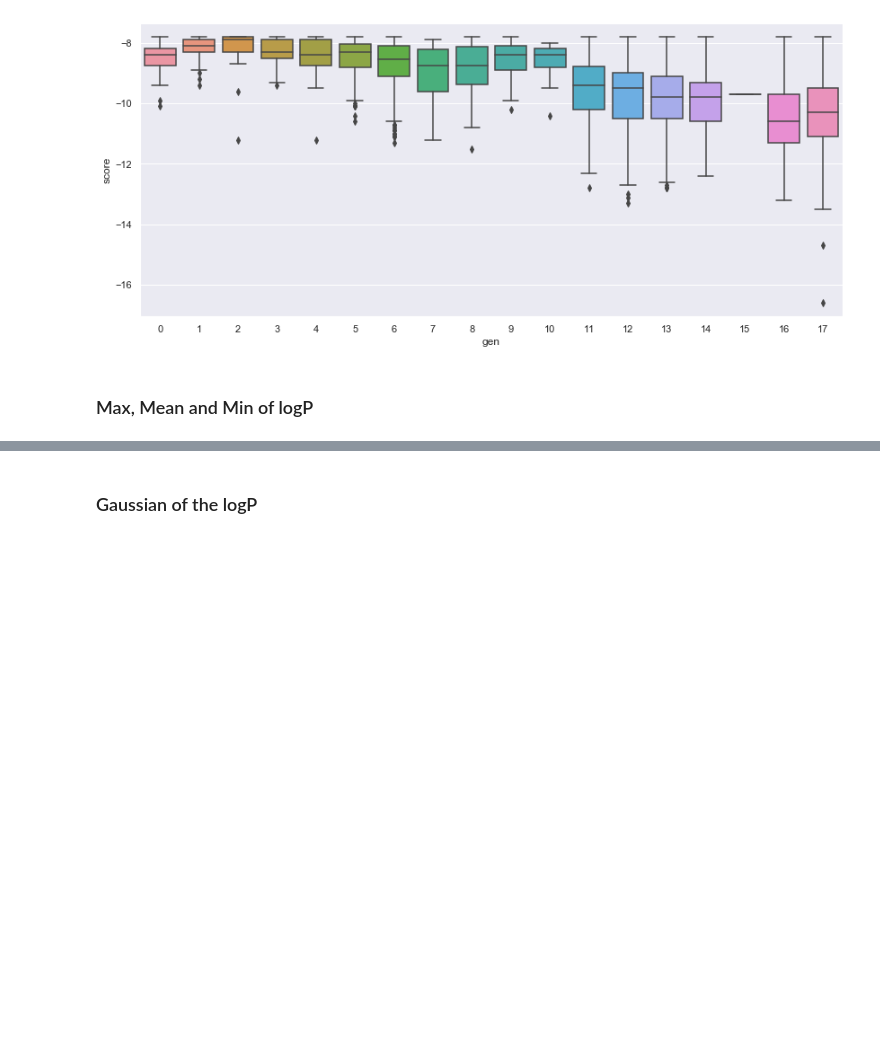
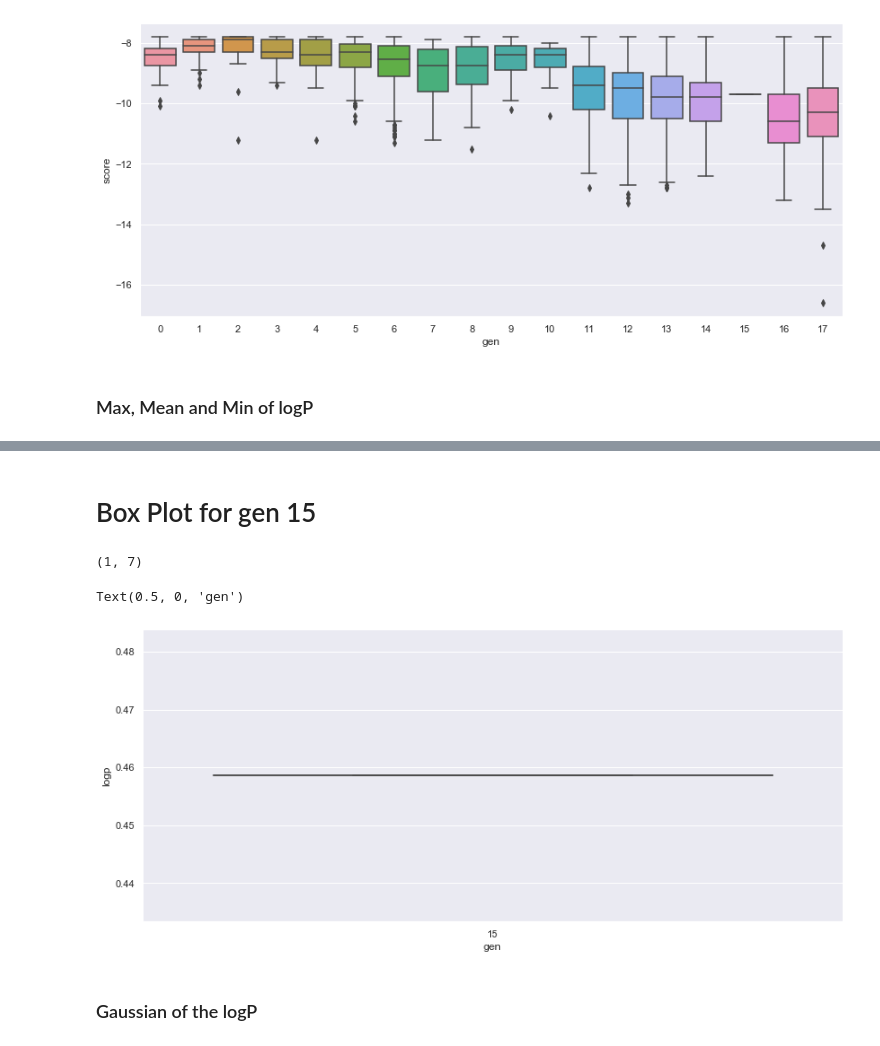
Before and after one commit to forkwell-io/fch-drug-discovery, a Jupyter notebook: Final Results.ipynb, the cells around one changed output, grey strips where cells are left out. Drawn from its saved outputs; the diff is of its cells as text; code cells hidden in the pictures; blank space fills up the shorter version.

Commit message:
Clean up some code on gen 17 and add more graph in readme
- Investigate on the gen15
Ans: Due to filter, our gen 15 looks weird

- Add more graph in readme

```diff
--- a/Final Results.ipynb
+++ b/Final Results.ipynb
@@ -383,3 +404,22 @@ plt.savefig('img/box_plot_logp.svg',dpi=300)
+# %% [markdown]
+# Box Plot for gen 15
+# %%
+gen15 = final_joined.copy()
+gen15 = gen15[gen15['gen']==15]
+print(gen15.shape)
+
+# Score
+# Set the width and height of the figure
+plt.figure(figsize=(14,6))
+
+sns.boxplot(x="gen", y="logp", data=gen15)
+
+# Add label for horizontal axis
+plt.xlabel("gen")
+# %% [output]
+(1, 7)
+Text(0.5, 0, 'gen')
+[figure, added]
 # %% [markdown]
 ### Gaussian of the logP
 # %%
```
Also changed, not shown: parts of 9 cells of this notebook, 10 other files.
